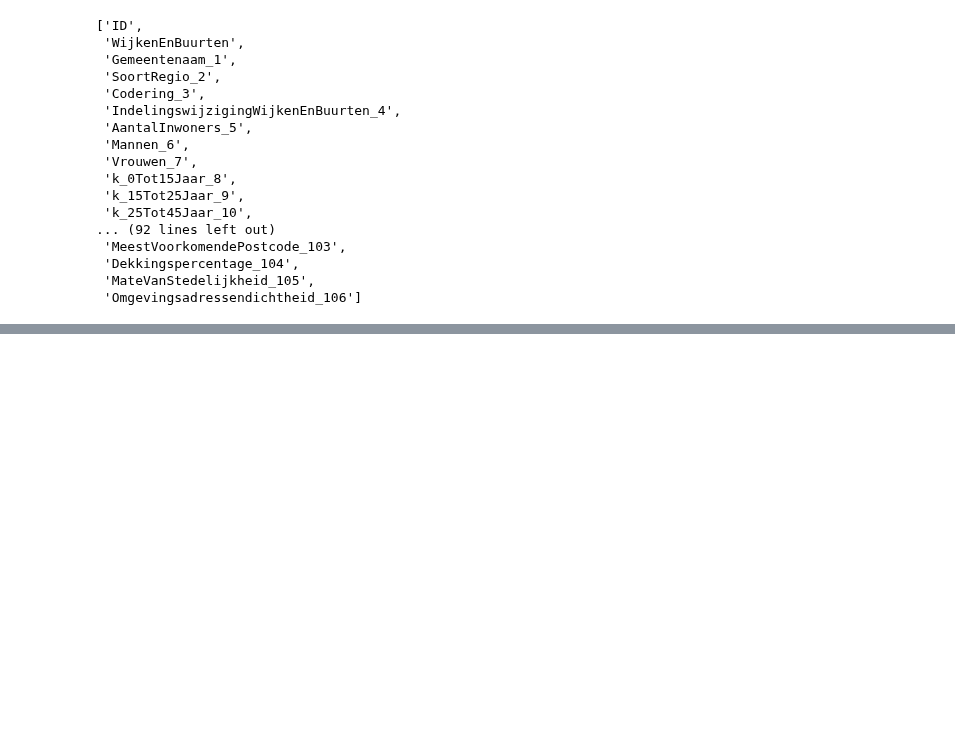
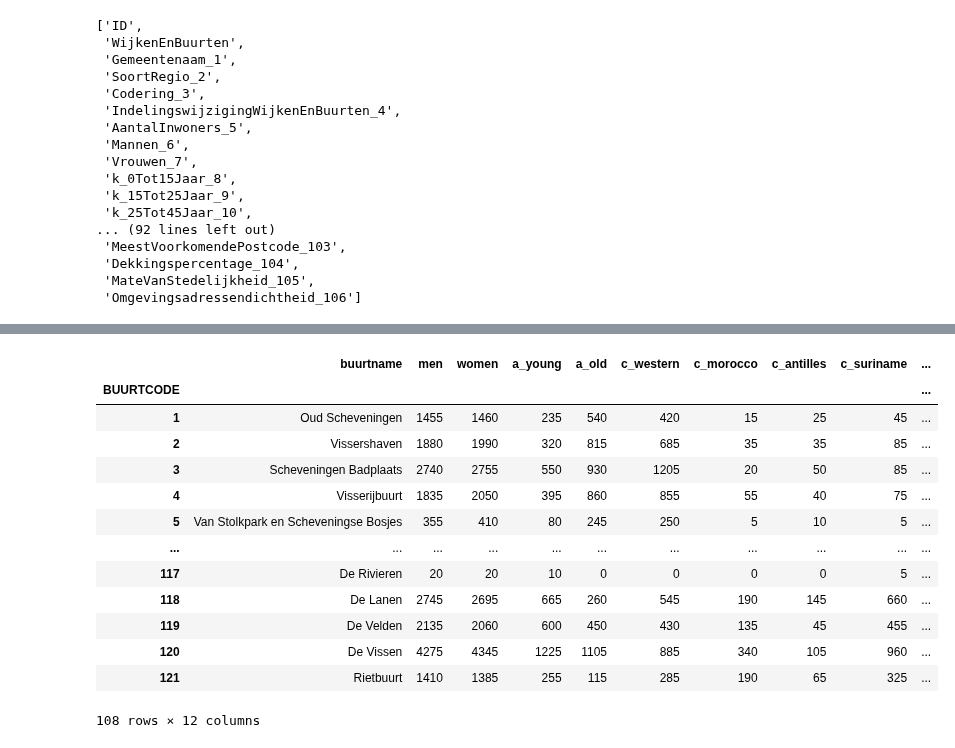
Before and after one commit to J-h-V/OpenDataDenHaag, a Jupyter notebook: Python/NeighborhoodGIS.ipynb, the cells around one changed output, grey strips where cells are left out. Drawn from its saved outputs; the diff is of its cells as text; code cells hidden in the pictures; blank space fills up the shorter version.

Commit message:
Added citizen data

```diff
--- a/Python/NeighborhoodGIS.ipynb
+++ b/Python/NeighborhoodGIS.ipynb
@@ -47,3 +47,20 @@ buurten[buurten["BUURTCODE"]==43]
 # %% [output]
 |  | BUURTCODE | BUURTNAAM | geometry | c_total |
 | 39 | 43 | Sweelinckplein e.o. | POLYGON ((78835.682 455266.122, 7... | NaN |
+# %%
+citizen_data = dh_buurt_data_19[['WijkenEnBuurten','Mannen_6',
+ 'Vrouwen_7','k_15Tot25Jaar_9','k_25Tot45Jaar_10',
+ 'k_45Tot65Jaar_11','k_65JaarOfOuder_12','WestersTotaal_17',
+ 'Marokko_19','NederlandseAntillenEnAruba_20','Suriname_21',
+ 'Turkije_22','OverigNietWesters_23']].rename(columns={'WijkenEnBuurten':'buurtname'}).merge(buurt_code, left_on='buurtname',
+                                right_on='BUURTNAAM',validate="1:1").set_index("BUURTCODE").drop("BUURTNAAM",axis=1)
+# %%
+citizen_data = citizen_data.rename(columns={'Mannen_6':"men",
+ 'Vrouwen_7':"women",'k_15Tot25Jaar_9':"a_young",'k_25Tot45Jaar_10':"a_2540",
+ 'k_45Tot65Jaar_11':"a_4065",'k_65JaarOfOuder_12':"a_old",'WestersTotaal_17':"c_western",
+ 'Marokko_19':'c_morocco','NederlandseAntillenEnAruba_20':"c_antilles",'Suriname_21':"c_suriname",
+ 'Turkije_22':"c_turkey",'OverigNietWesters_23':"c_nonwestern"}).sort_index()
+# %%
+citizen_data["a_middle"] = citizen_data["a_2540"] + citizen_data["a_4065"]
+# %%
+citizen_data = citizen_data.drop(["a_2540","a_4065"],axis=1)
@@ -102,0 +101,17 @@ housing_data
+# %%
+citizen_data
+# %% [output]
+|  | buurtname | men | women | a_young | a_old | c_western | c_morocco | c_antilles | c_suriname | ... |
+| BUURTCODE |  |  |  |  |  |  |  |  |  | ... |
+| 1 | Oud Scheveningen | 1455 | 1460 | 235 | 540 | 420 | 15 | 25 | 45 | ... |
+| 2 | Vissershaven | 1880 | 1990 | 320 | 815 | 685 | 35 | 35 | 85 | ... |
+| 3 | Scheveningen Badplaats | 2740 | 2755 | 550 | 930 | 1205 | 20 | 50 | 85 | ... |
+| 4 | Visserijbuurt | 1835 | 2050 | 395 | 860 | 855 | 55 | 40 | 75 | ... |
+| 5 | Van Stolkpark en Scheveningse Bosjes | 355 | 410 | 80 | 245 | 250 | 5 | 10 | 5 | ... |
+| ... | ... | ... | ... | ... | ... | ... | ... | ... | ... | ... |
+| 117 | De Rivieren | 20 | 20 | 10 | 0 | 0 | 0 | 0 | 5 | ... |
+| 118 | De Lanen | 2745 | 2695 | 665 | 260 | 545 | 190 | 145 | 660 | ... |
+| 119 | De Velden | 2135 | 2060 | 600 | 450 | 430 | 135 | 45 | 455 | ... |
+| 120 | De Vissen | 4275 | 4345 | 1225 | 1105 | 885 | 340 | 105 | 960 | ... |
+| 121 | Rietbuurt | 1410 | 1385 | 255 | 115 | 285 | 190 | 65 | 325 | ... |
+108 rows × 12 columns
```
Also changed, not shown: parts of 3 cells of this notebook, 5 other files.
